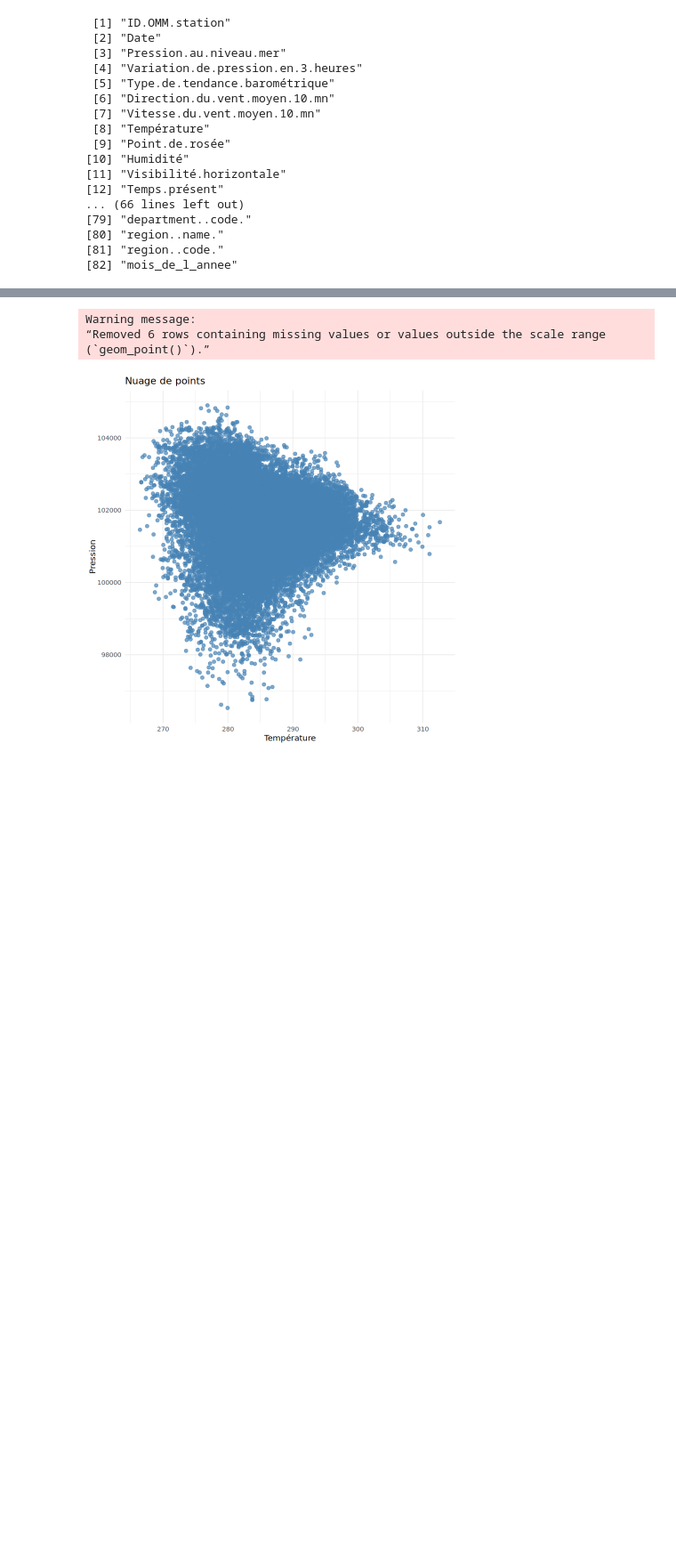
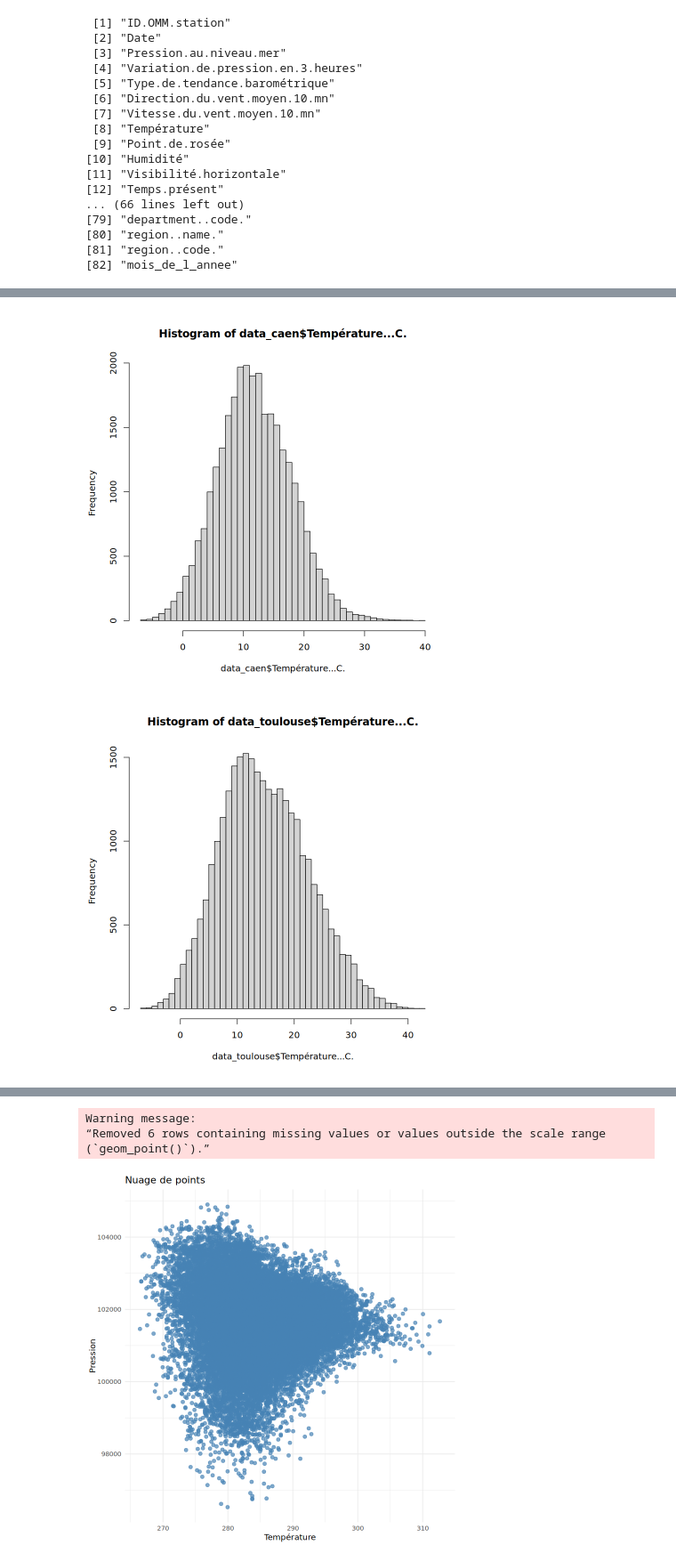
Before and after one commit to alextonon/BE_R, a Jupyter notebook: projet_statistics.ipynb, the cells around one changed output, grey strips where cells are left out. Shown at 89% size. Drawn from its saved outputs; the diff is of its cells as text; code cells hidden in the pictures; blank space fills up the shorter version.

```diff
--- a/projet_statistics.ipynb
+++ b/projet_statistics.ipynb
@@ -68,0 +194,7 @@ length(unique(data$Coordonnees))
+# %%
+par(bg = "white")
+hist(data_caen$`Température...C.`, breaks = 50)
+hist(data_toulouse$`Température...C.`, breaks = 50)
+# %% [output]
+[figure, added]
+[figure, added]
```
Also changed, not shown: parts of 17 cells of this notebook, 1 other file.
